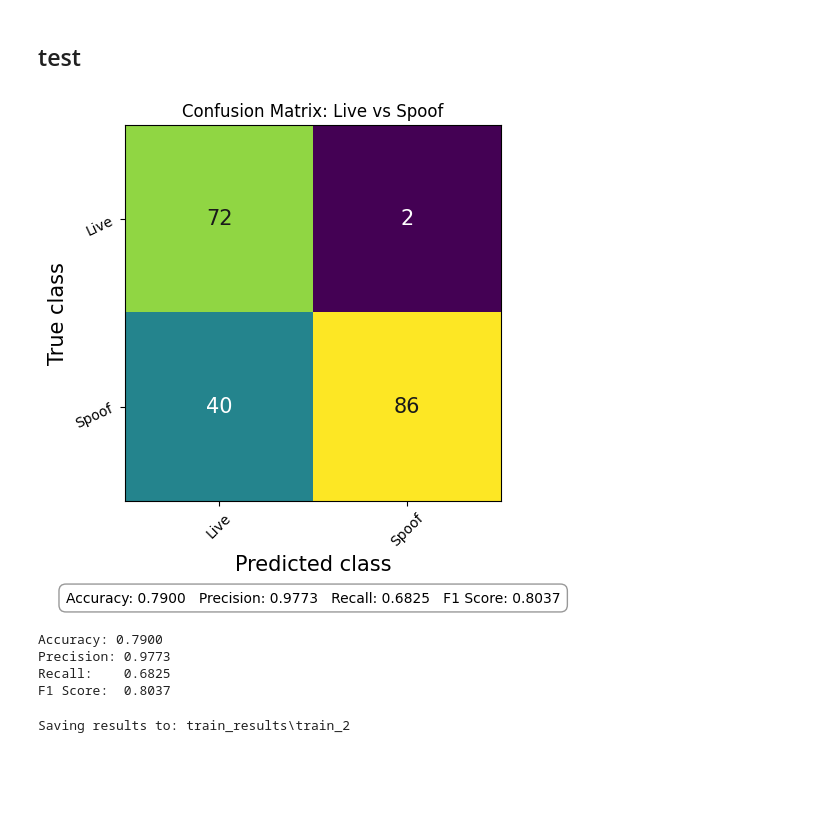
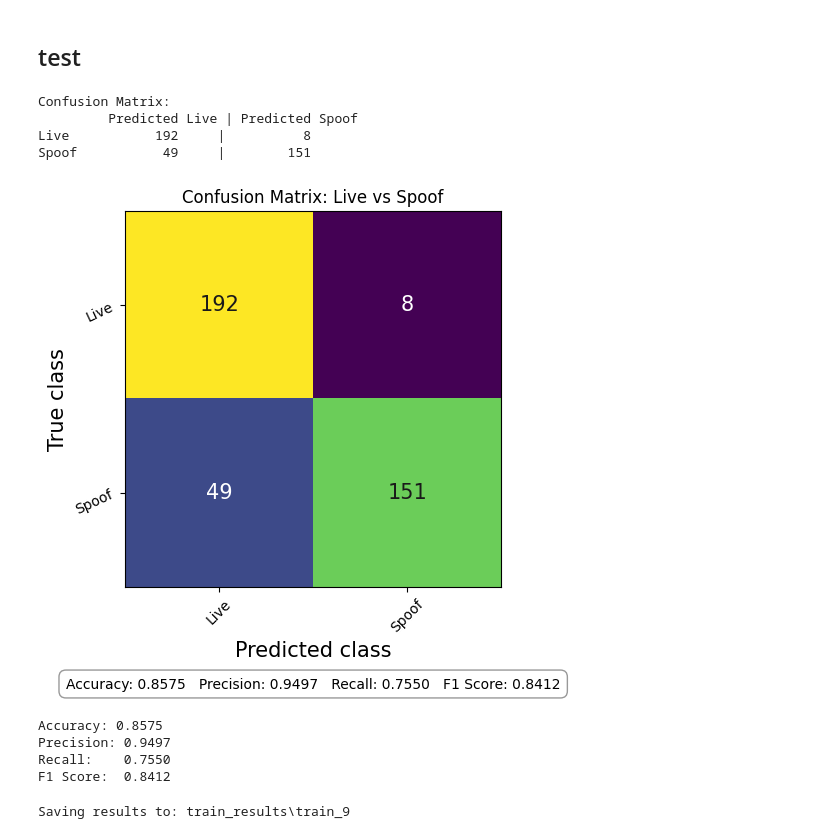
Before and after one commit to Lands-Horizon-Corp/spoofing-recognition, a Jupyter notebook: notebooks/training/efficient_net/train.ipynb, the cells around one changed output. Cells and saved outputs as stored; diff of their text form; code cells hidden in the pictures; blank space fills up the shorter version.

```diff
--- a/notebooks/training/efficient_net/train.ipynb
+++ b/notebooks/training/efficient_net/train.ipynb
@@ -387,2 +365,2 @@ len(small_val_ds)
 # %%
-small_test_ds = torch.utils.data.Subset(test_ds, list(range(1,2000,10)))
+small_test_ds = create_subset(test_ds, total_size=400)
@@ -390,15 +396,29 @@ small_test_ds = torch.utils.data.Subset(test_ds, list(range(1,2000,10)))
 from torch.utils.data import DataLoader
 small_train_loader = DataLoader(small_train_ds,
                                 batch_size=BATCH_SIZE,
-                                shuffle=True
+                                shuffle=True,
+                                num_workers=workers,
+                                pin_memory=True,
+                                persistent_workers=True
+
+
 )
 small_val_loader = DataLoader(small_val_ds,
                               batch_size=BATCH_SIZE,
-                              shuffle=False
+                              shuffle=False,
+                              num_workers=workers,
+                              pin_memory=True,
+                              persistent_workers=True
+
+
 )
 small_test_loader = DataLoader(small_test_ds,
                                batch_size=BATCH_SIZE,
-                               shuffle=False)
+                               shuffle=False,
+                                num_workers=workers,
+                                pin_memory=True,
+                                persistent_workers=True
+                                )
 # %%
 sample_img, sample_label = small_train_ds[0]
 sample_img.shape, sample_label
@@ -431,6 +474,8 @@ checkImage(small_train_ds[120])
 # %% [markdown]
 ## Train
 # %%
+
+
 model, history = train_model(model=model,
                              device=device,
                              train_loader=small_train_loader,
@@ -438,5 +483,8 @@ model, history = train_model(model=model,
                              criterion=criterion,
                              optimizer=optimizer,
                              epochs=EPOCHS,
-                             early_stopping_limit=EARLY_STOPPING_LIMIT)
+                             early_stopping_limit=EARLY_STOPPING_LIMIT,
+                             train_transforms=gpu_transforms_train,
+                             val_transforms=gpu_transforms_val
+                             )
 # %% [output]
@@ -485,9 +536,8 @@ train_loss_fig, precision_fig = display_train_result(history)
 # %% [markdown]
 ## test
 # %%
-from torchmetrics.classification import MulticlassConfusionMatrix
-from torchmetrics.classification import Accuracy, Precision, Recall, F1Score
-def evaluate(model, dataloader, device):
+
+def evaluate(model, dataloader, device, val_transforms=None):
     confmat = MulticlassConfusionMatrix(num_classes=2).to(device)
     accuracy = Accuracy(task="binary").to(device)
     precision = Precision(task="binary").to(device)
@@ -498,6 +548,7 @@ def evaluate(model, dataloader, device):
     with torch.no_grad():
         for images, labels in dataloader:
             images, labels = images.to(device), labels.to(device)
+            images = val_transforms(images)
             outputs = model(images)
             preds = torch.argmax(outputs, dim=1)
 
@@ -510,41 +561,49 @@ def evaluate(model, dataloader, device):
 
     # Compute the final results
     final_matrix = confmat.compute()
+    print("\nConfusion Matrix:")
+    print(f"         Predicted Live | Predicted Spoof")
+    print(f"Live        {final_matrix[0,0]:>6}     |     {final_matrix[0,1]:>6}")
+    print(f"Spoof       {final_matrix[1,0]:>6}     |     {final_matrix[1,1]:>6}")
     acc_val = accuracy.compute()
     prec_val = precision.compute()
     rec_val = recall.compute()
     f1_val = f1.compute()
 
     # Plot the matrix
     fig, ax = confmat.plot(labels=["Live", "Spoof"])
     ax.set_title("Confusion Matrix: Live vs Spoof")
 
     # Add metrics as text below the matrix
     metrics_text = (f"Accuracy: {acc_val:.4f}   "
                     f"Precision: {prec_val:.4f}   "
                     f"Recall: {rec_val:.4f}   "
                     f"F1 Score: {f1_val:.4f}")
 
     # Position the text at the bottom center of the figure
     fig.text(0.5, -0.05, metrics_text, ha='center', fontsize=10,
              bbox=dict(facecolor='white', alpha=0.8, edgecolor='gray', boxstyle='round,pad=0.5'))
 
     plt.show()
 
     print(f"Accuracy: {acc_val:.4f}")
     print(f"Precision: {prec_val:.4f}")
     print(f"Recall:    {rec_val:.4f}")
     print(f"F1 Score:  {f1_val:.4f}")
 
     return fig, acc_val, prec_val, rec_val, f1_val
 
-confusion_matrix, accuracy, precision, recall, f1 = evaluate(model=model, dataloader=small_test_loader, device=device)
+confusion_matrix, accuracy, precision, recall, f1 = evaluate(model=model, dataloader=small_test_loader, device=device, val_transforms=gpu_transforms_val)
 # %% [output]
+Confusion Matrix:
+         Predicted Live | Predicted Spoof
+Live           192     |          8
+Spoof           49     |        151
-[figure, old version]
+[figure, new version]
-Accuracy: 0.7900
-Precision: 0.9773
-Recall:    0.6825
-F1 Score:  0.8037
+Accuracy: 0.8575
+Precision: 0.9497
+Recall:    0.7550
+F1 Score:  0.8412
 # %%
 from pathlib import Path
 def create_save_new_path(save_path, path_name, num):
@@ -574,8 +633,8 @@ def save_results(model, confusion_matrix_fig, train_loss_fig, precision_fig):
     train_loss_fig.savefig(new_path / "train_loss.png")
     precision_fig.savefig(new_path / "precision.png")
 
-    torch.save(model.state_dict(), new_path / "model.pth")
+    torch.save(model.state_dict(), new_path / "model.pt")
 save_results(model=model, confusion_matrix_fig=confusion_matrix, train_loss_fig=train_loss_fig, precision_fig=precision_fig)
 # %% [output]
-Saving results to: train_results\train_2
+Saving results to: train_results\train_9
 # %%
```
Also changed, not shown: parts of 26 cells of this notebook, 2 other files.
